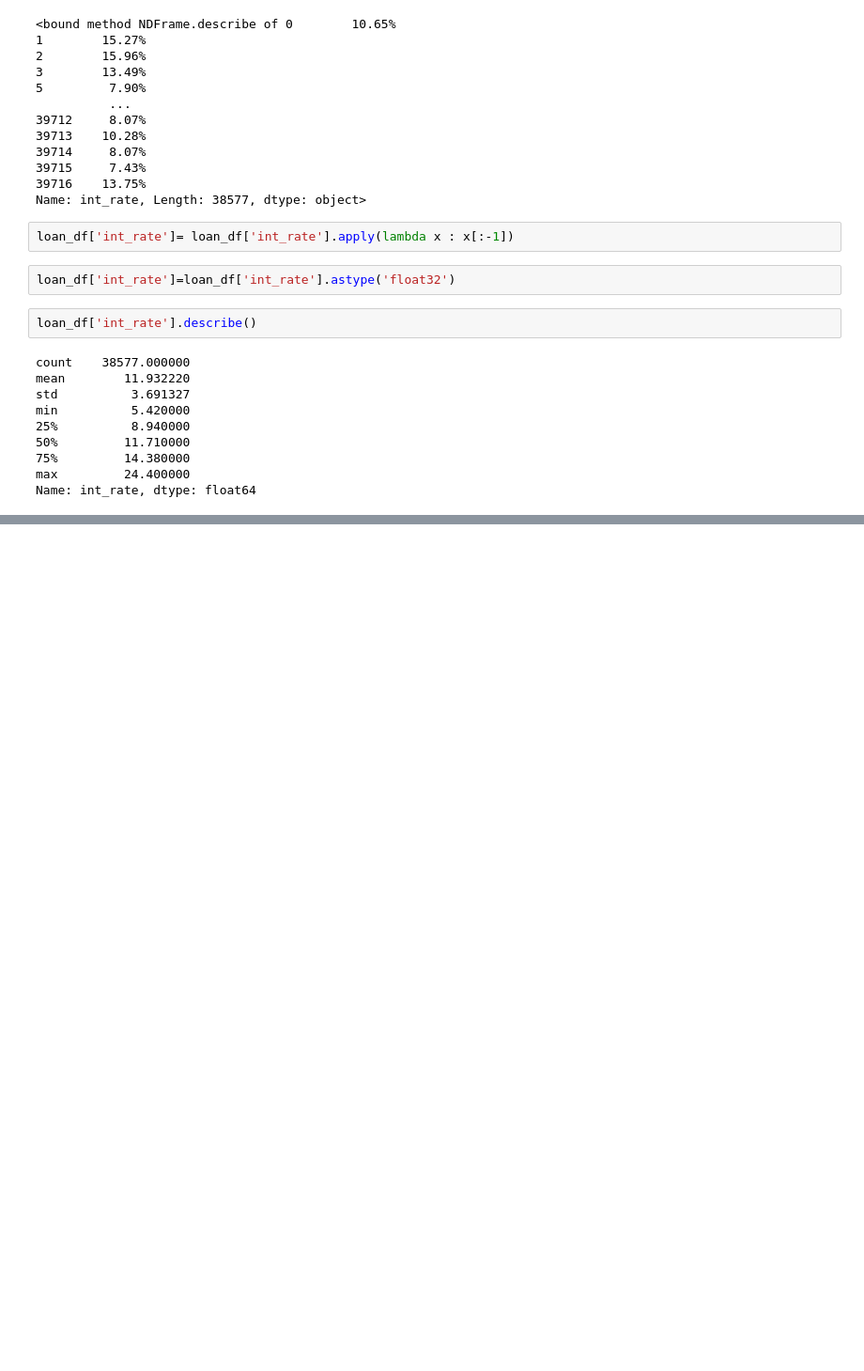
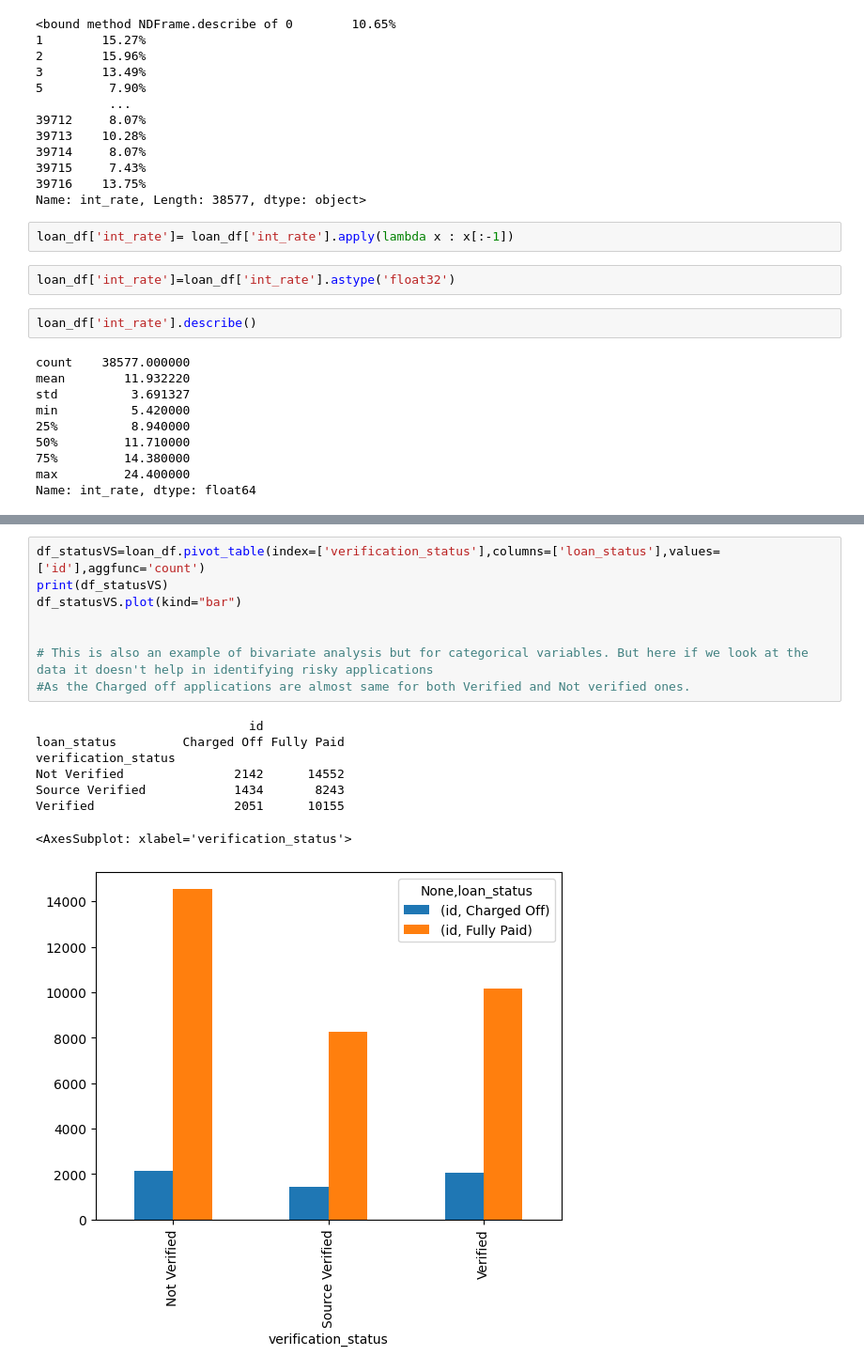
Before and after one commit to neetika01/LendingClubCaseStudy, a Jupyter notebook: Neetika_agarwal.ipynb, the cells around one changed output, grey strips where cells are left out. Shown at 94% size. Cells and saved outputs as stored; diff of their text form; blank space fills up the shorter version.

```diff
--- a/Neetika_agarwal.ipynb
+++ b/Neetika_agarwal.ipynb
@@ -492,0 +587,17 @@ G5                   10         19
+# %%
+df_statusVS=loan_df.pivot_table(index=['verification_status'],columns=['loan_status'],values=['id'],aggfunc='count')
+print(df_statusVS)
+df_statusVS.plot(kind="bar")
+
+
+# This is also an example of bivariate analysis but for categorical variables. But here if we look at the data it doesn't help in identifying risky applications
+#As the Charged off applications are almost same for both Verified and Not verified ones.
+# %% [output]
+                             id
+loan_status         Charged Off Fully Paid
+verification_status
+Not Verified               2142      14552
+Source Verified            1434       8243
+Verified                   2051      10155
+<AxesSubplot: xlabel='verification_status'>
+[figure, added]
```
Also changed, not shown: parts of 14 cells of this notebook, 2 other files.
